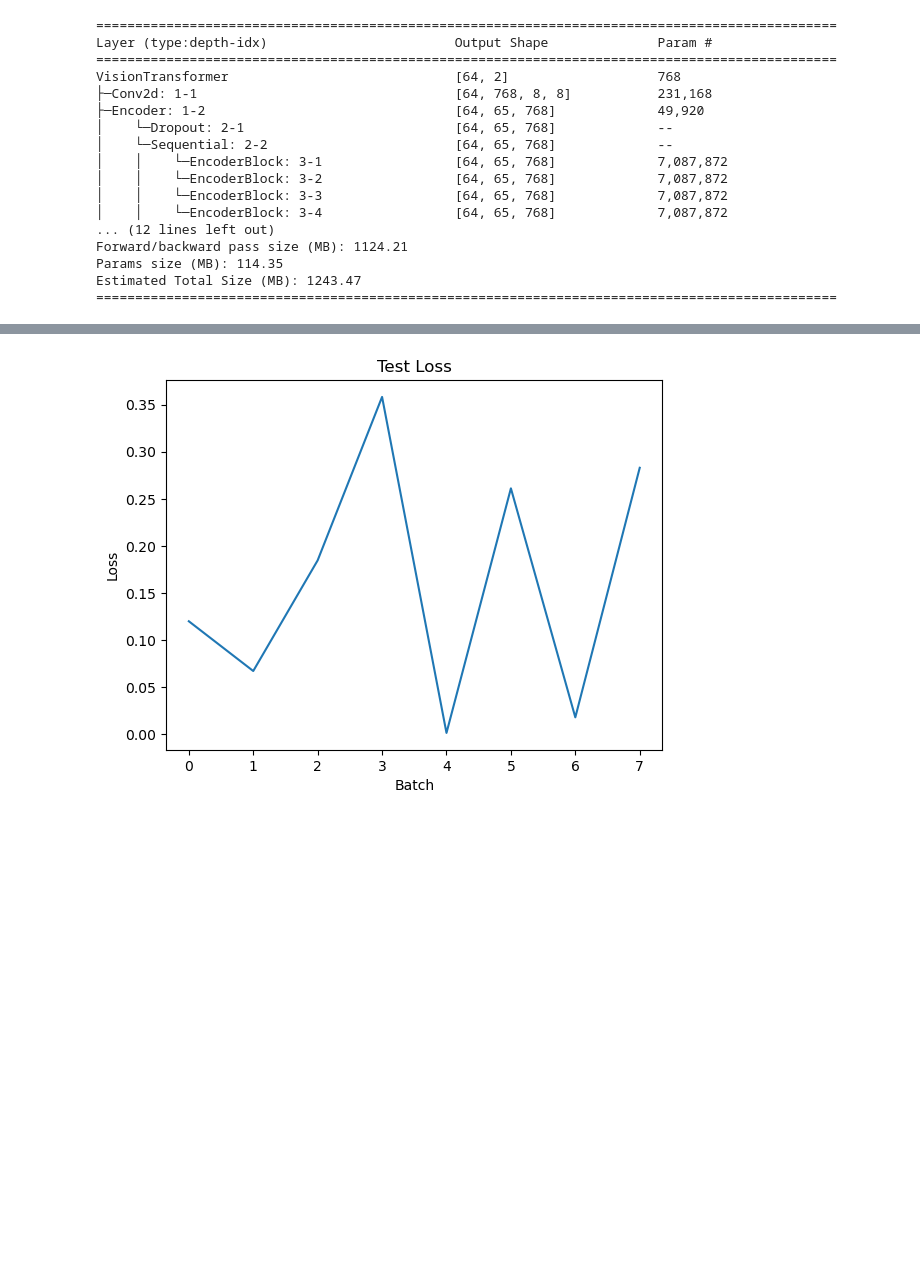
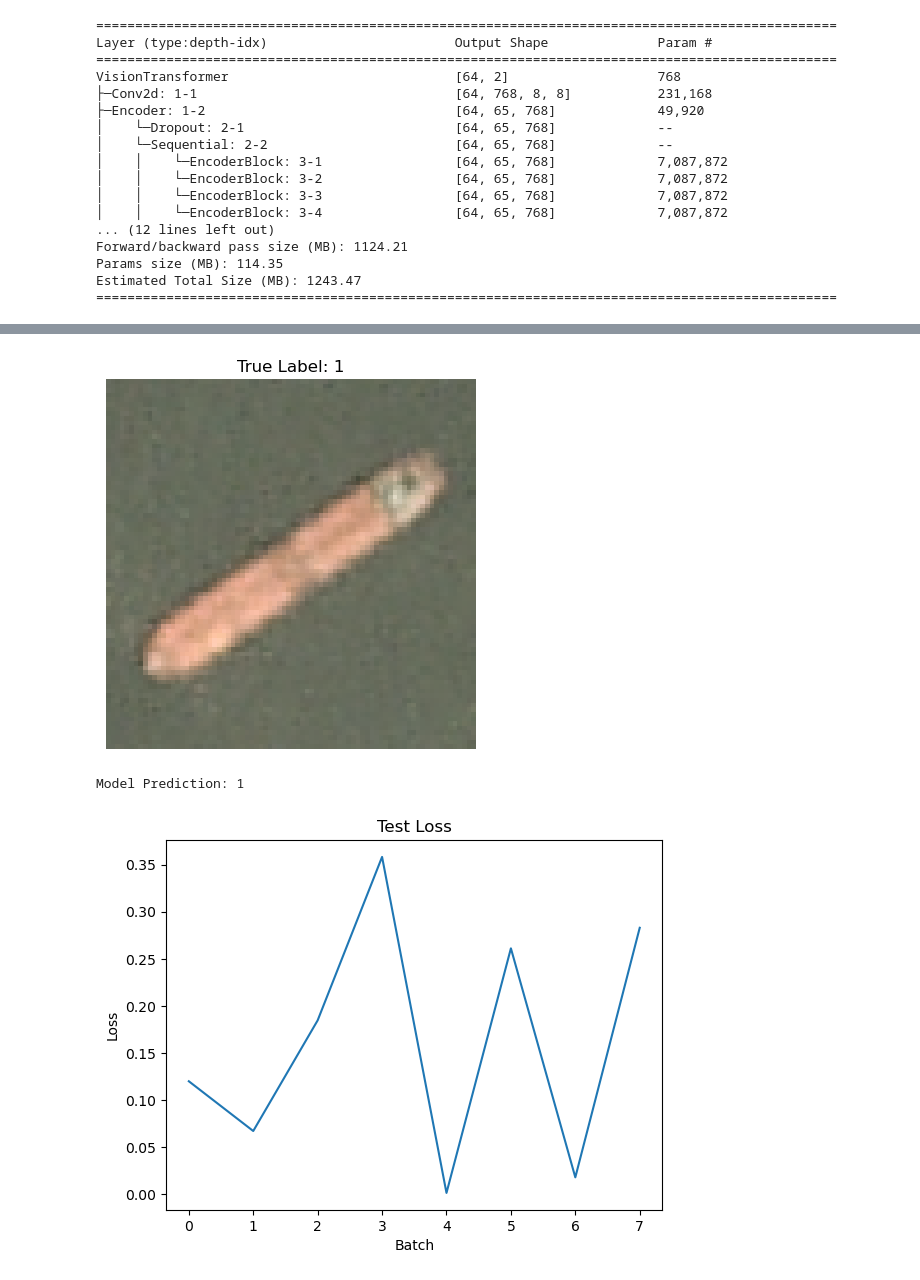
Before and after one commit to Gurpranked/Grad-CV-I_Final-Project, a Jupyter notebook: transformer_train.ipynb, the cells around one changed output, grey strips where cells are left out. Saved outputs shown, nothing was run; the diff lists cells and outputs as text; code cells hidden in the pictures; blank space fills up the shorter version.

Commit message:
progress: Update transformer metrics and data preprocessing functions

```diff
--- a/transformer_train.ipynb
+++ b/transformer_train.ipynb
@@ -230 +172,22 @@ def save_metrics(train_metrics: pd.DataFrame, val_metrics: pd.DataFrame, test_me
+# %%
+sample, label = next(iter(test_loader))
+# %%
+from torchvision.transforms import v2
+import random
+transform = v2.Compose([
+    v2.ToPILImage()
+])
+index = random.randint(0, 63)
+sample = sample.to(device)
+label = label.to(device)
+render_sample = transform(sample[index])
+model.eval()
+plt.imshow(render_sample)
+plt.axis("off")
+plt.title(f"True Label: {label[index]}")
+plt.show()
+print(f"Model Prediction: {model(sample)[index].argmax().item()}")
+# %% [output]
+[figure, added]
+Model Prediction: 1
 # %%
```
Also changed, not shown: parts of 7 cells of this notebook, 8 other files.
